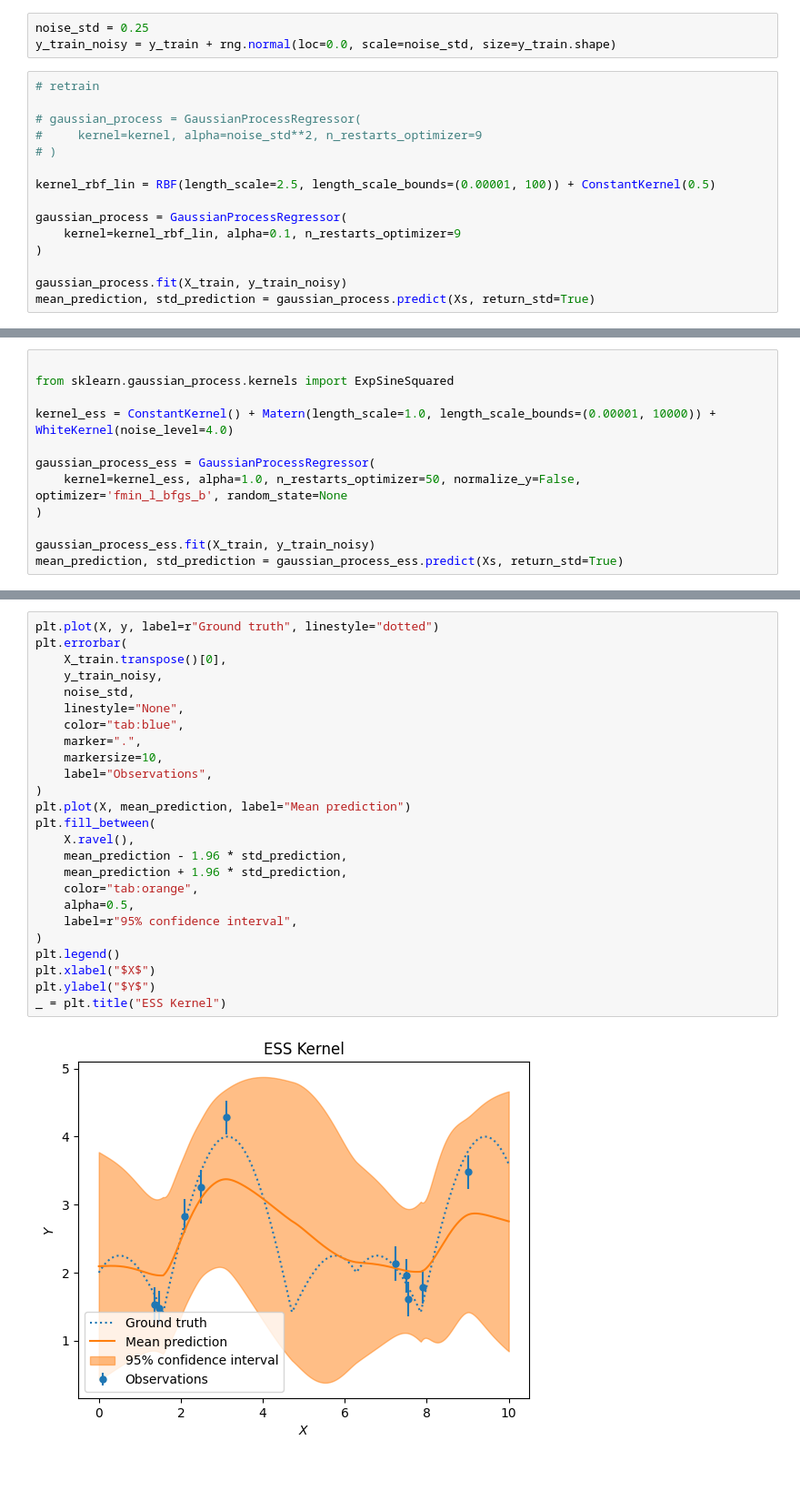
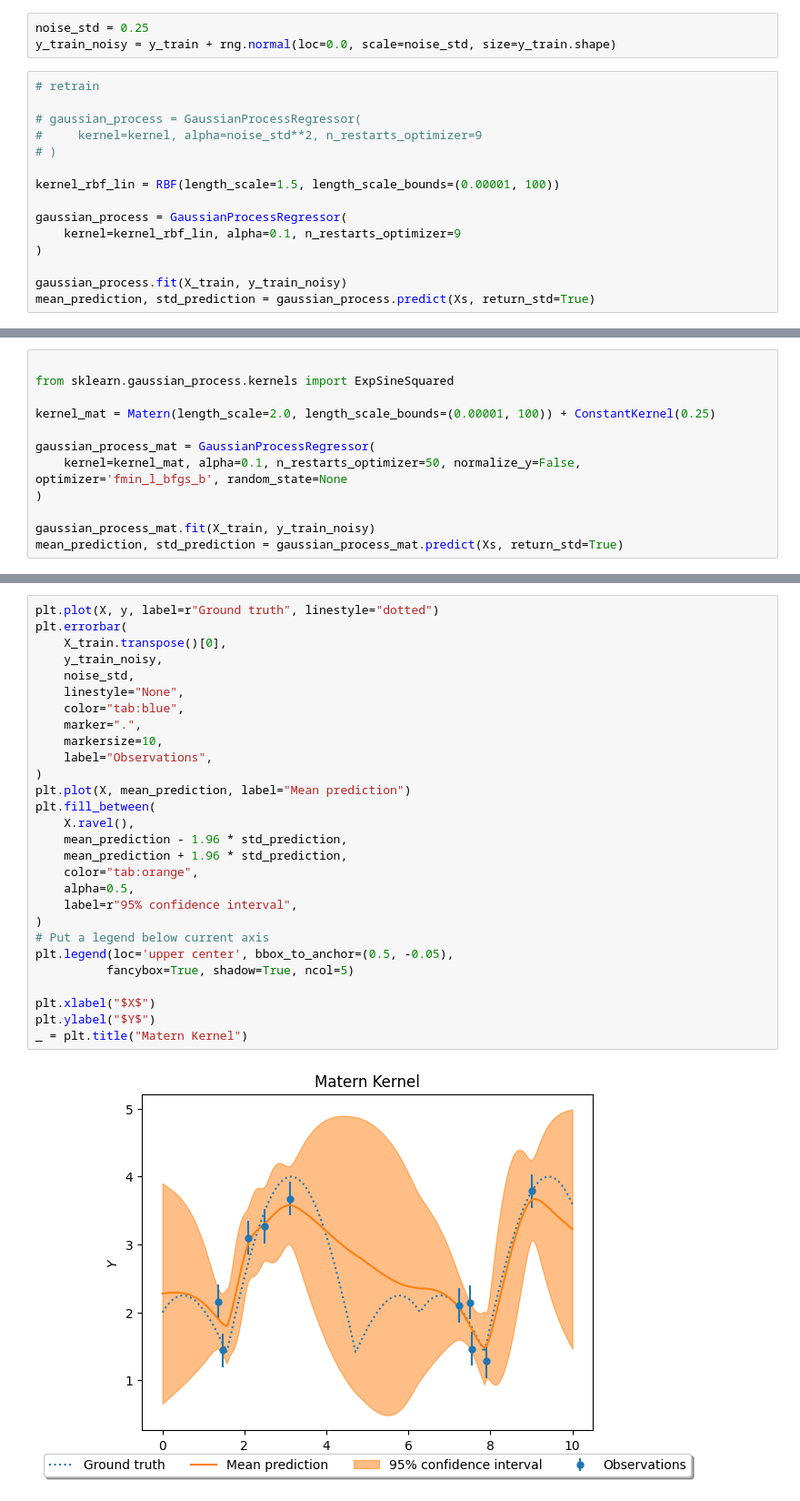
Before and after one commit to joshuajnoble/gaussian_process_exploration, a Jupyter notebook: multi_testing_regress.ipynb, the cells around one changed output, grey strips where cells are left out. Shown at 91% size. Drawn from its saved outputs; the diff is of its cells as text; blank space fills up the shorter version.

Commit message:
alpha tuning

```diff
--- a/multi_testing_regress.ipynb
+++ b/multi_testing_regress.ipynb
@@ -88,7 +88,7 @@ y_train_noisy = y_train + rng.normal(loc=0.0, scale=noise_std, size=y_train.shap
 #     kernel=kernel, alpha=noise_std**2, n_restarts_optimizer=9
 # )
 
-kernel_rbf_lin = RBF(length_scale=2.5, length_scale_bounds=(0.00001, 100)) + ConstantKernel(0.5)
+kernel_rbf_lin = RBF(length_scale=1.5, length_scale_bounds=(0.00001, 100))
 
 gaussian_process = GaussianProcessRegressor(
     kernel=kernel_rbf_lin, alpha=0.1, n_restarts_optimizer=9
@@ -133,12 +131,12 @@ _ = plt.title("GP regression on noised up data")
 
 from sklearn.gaussian_process.kernels import ExpSineSquared
 
-kernel_ess = ConstantKernel() + Matern(length_scale=1.0, length_scale_bounds=(0.00001, 10000)) + WhiteKernel(noise_level=4.0)
+kernel_mat = Matern(length_scale=2.0, length_scale_bounds=(0.00001, 100)) + ConstantKernel(0.25)
 
-gaussian_process_ess = GaussianProcessRegressor(
-    kernel=kernel_ess, alpha=1.0, n_restarts_optimizer=50, normalize_y=False, optimizer='fmin_l_bfgs_b', random_state=None
+gaussian_process_mat = GaussianProcessRegressor(
+    kernel=kernel_mat, alpha=0.1, n_restarts_optimizer=50, normalize_y=False, optimizer='fmin_l_bfgs_b', random_state=None
 )
 
-gaussian_process_ess.fit(X_train, y_train_noisy)
-mean_prediction, std_prediction = gaussian_process_ess.predict(Xs, return_std=True)
+gaussian_process_mat.fit(X_train, y_train_noisy)
+mean_prediction, std_prediction = gaussian_process_mat.predict(Xs, return_std=True)
 # %% [markdown]
@@ -146,27 +144,30 @@ ESS kernel
 # %%
 plt.plot(X, y, label=r"Ground truth", linestyle="dotted")
 plt.errorbar(
     X_train.transpose()[0],
     y_train_noisy,
     noise_std,
     linestyle="None",
     color="tab:blue",
     marker=".",
     markersize=10,
     label="Observations",
 )
 plt.plot(X, mean_prediction, label="Mean prediction")
 plt.fill_between(
     X.ravel(),
     mean_prediction - 1.96 * std_prediction,
     mean_prediction + 1.96 * std_prediction,
     color="tab:orange",
     alpha=0.5,
     label=r"95% confidence interval",
 )
-plt.legend()
+# Put a legend below current axis
+plt.legend(loc='upper center', bbox_to_anchor=(0.5, -0.05),
+          fancybox=True, shadow=True, ncol=5)
+
 plt.xlabel("$X$")
 plt.ylabel("$Y$")
-_ = plt.title("ESS Kernel")
+_ = plt.title("Matern Kernel")
 # %% [output]
-[figure, old version]
+[figure, new version]
```
Also changed, not shown: parts of 2 cells of this notebook.
